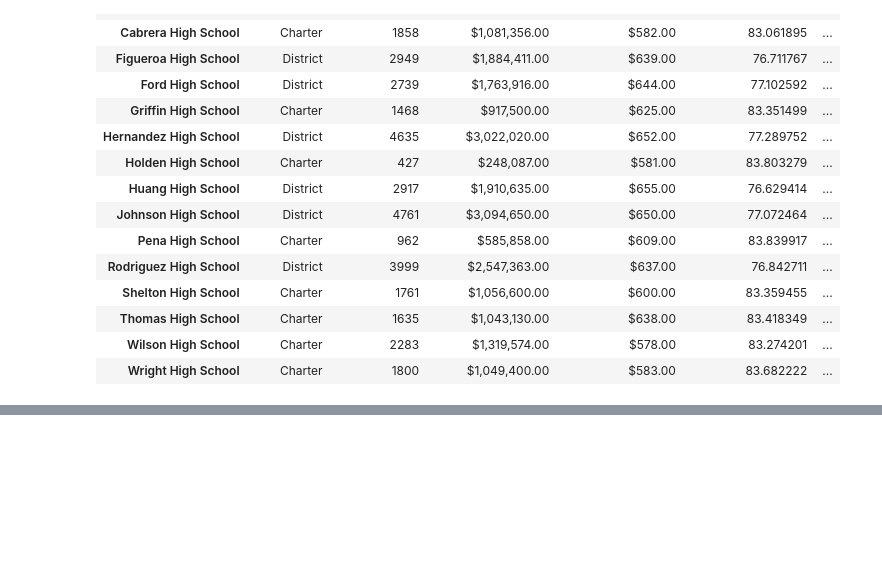
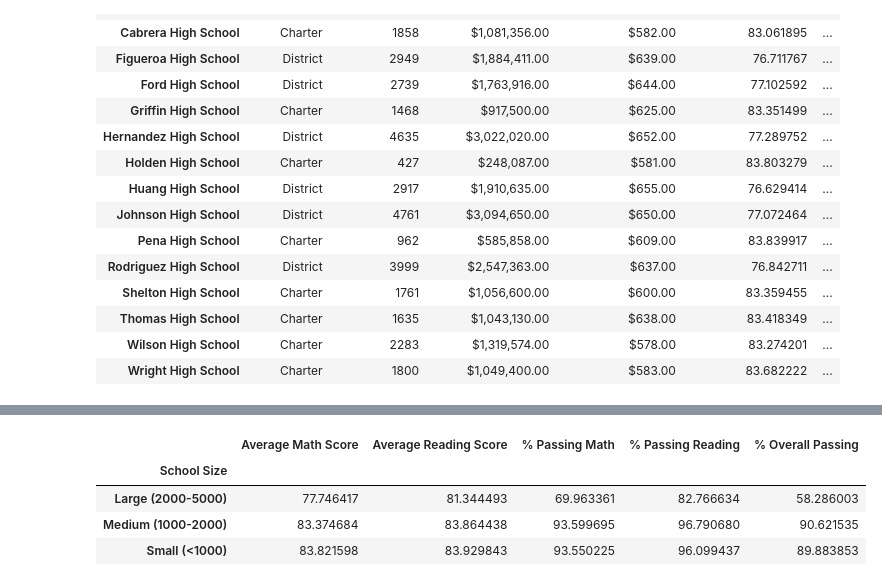
Before and after one commit to M-Soriano/pandas-challenge, a Jupyter notebook: PyCitySchools/pyCitySchools.ipynb, the cells around one changed output, grey strips where cells are left out. Drawn from its saved outputs; the diff is of its cells as text; code cells hidden in the pictures; blank space fills up the shorter version.

```diff
--- a/PyCitySchools/pyCitySchools.ipynb
+++ b/PyCitySchools/pyCitySchools.ipynb
@@ -495,0 +500,14 @@ overall_passing_rate# starter code
+# %%
+# Establish the bins.
+size_bins = [0, 1000, 2000, 5000]# starter code
+labels = ["Small (<1000)", "Medium (1000-2000)", "Large (2000-5000)"]# starter code
+# %%
+# Create a copy of the school summary for later aggregations
+school_size_df = per_school_summary.copy()# starter code
+# %%
+# Use `pd.cut` on the per_school_counts Series from earlier to categorize school size based on the bins.
+school_size_df["School Size"] =pd.cut(per_school_counts,size_bins,labels=labels)
+
+# Convert School Size to a string
+school_size_df["School Size"] = school_size_df["School Size"].astype(str)# starter code
+school_size_df# starter code
@@ -495,0 +532,25 @@ overall_passing_rate# starter code
+# %%
+# Calculate averages for the desired columns.
+size_math_scores = school_size_df.groupby(["School Size"])["Average Math Score"].mean()# generic starter code
+size_reading_scores = school_size_df.groupby(["School Size"])["Average Reading Score"].mean()#generic starter code
+size_passing_math = school_size_df.groupby(["School Size"])["% Passing Math"].mean()# generic starter code
+size_passing_reading = school_size_df.groupby(["School Size"])["% Passing Reading"].mean()#generic starter code
+size_overall_passing = school_size_df.groupby(["School Size"])["% Overall Passing"].mean()# generic starter code
+# %%
+# Create a DataFrame called `size_summary` that breaks down school performance based on school size (small, medium, or large).
+# Use the scores above to create a new DataFrame called `size_summary`
+size_summary = pd.DataFrame({
+    "Average Math Score":size_math_scores,
+    "Average Reading Score":size_reading_scores,
+    "% Passing Math":size_passing_math,
+    "% Passing Reading":size_passing_reading,
+    "% Overall Passing":size_overall_passing})
+
+# Display results
+size_summary
+# %% [output]
+|  | Average Math Score | Average Reading Score | % Passing Math | % Passing Reading | % Overall Passing |
+| School Size |  |  |  |  |  |
+| Large (2000-5000) | 77.746417 | 81.344493 | 69.963361 | 82.766634 | 58.286003 |
+| Medium (1000-2000) | 83.374684 | 83.864438 | 93.599695 | 96.790680 | 90.621535 |
+| Small (<1000) | 83.821598 | 83.929843 | 93.550225 | 96.099437 | 89.883853 |
```
Also changed, not shown: parts of 6 cells of this notebook.
